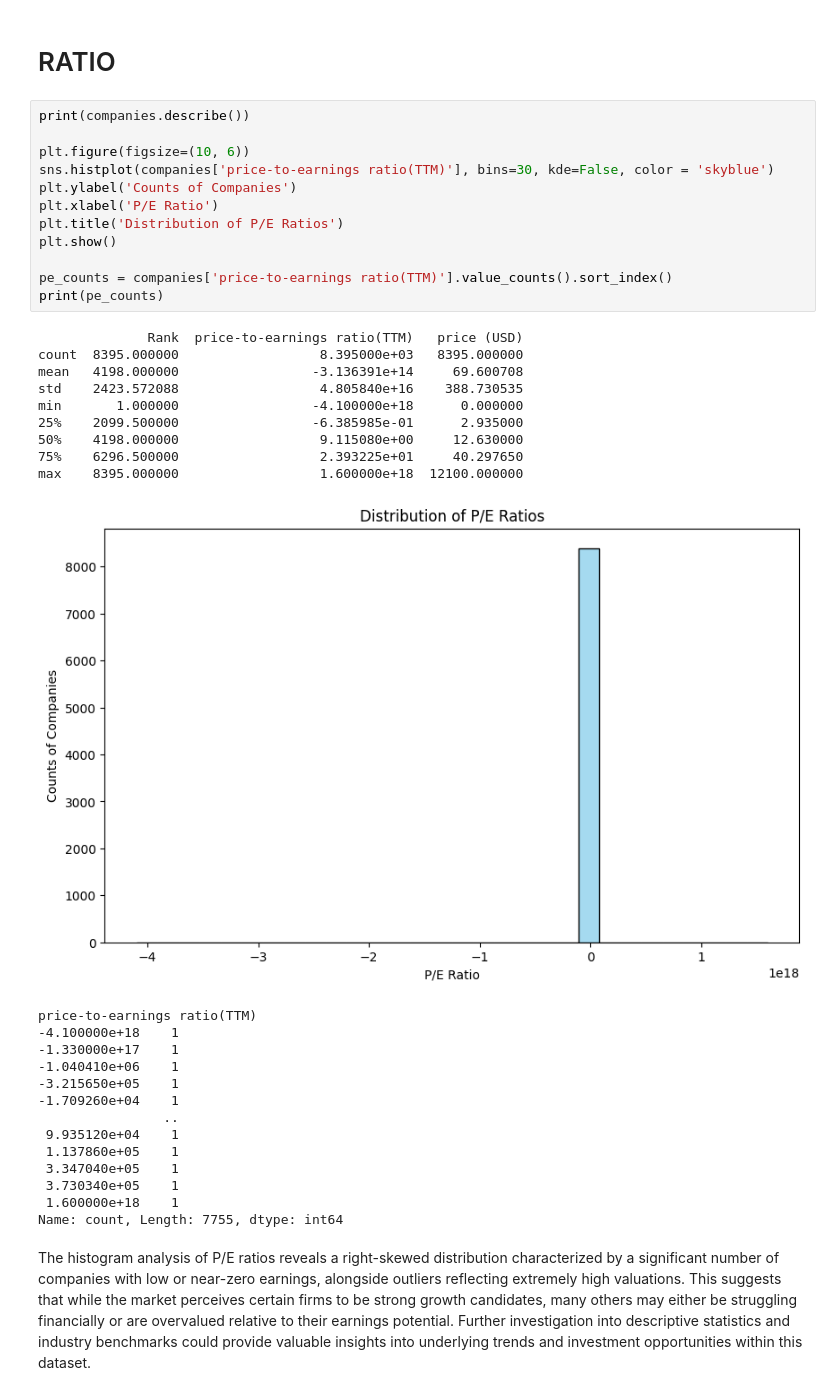
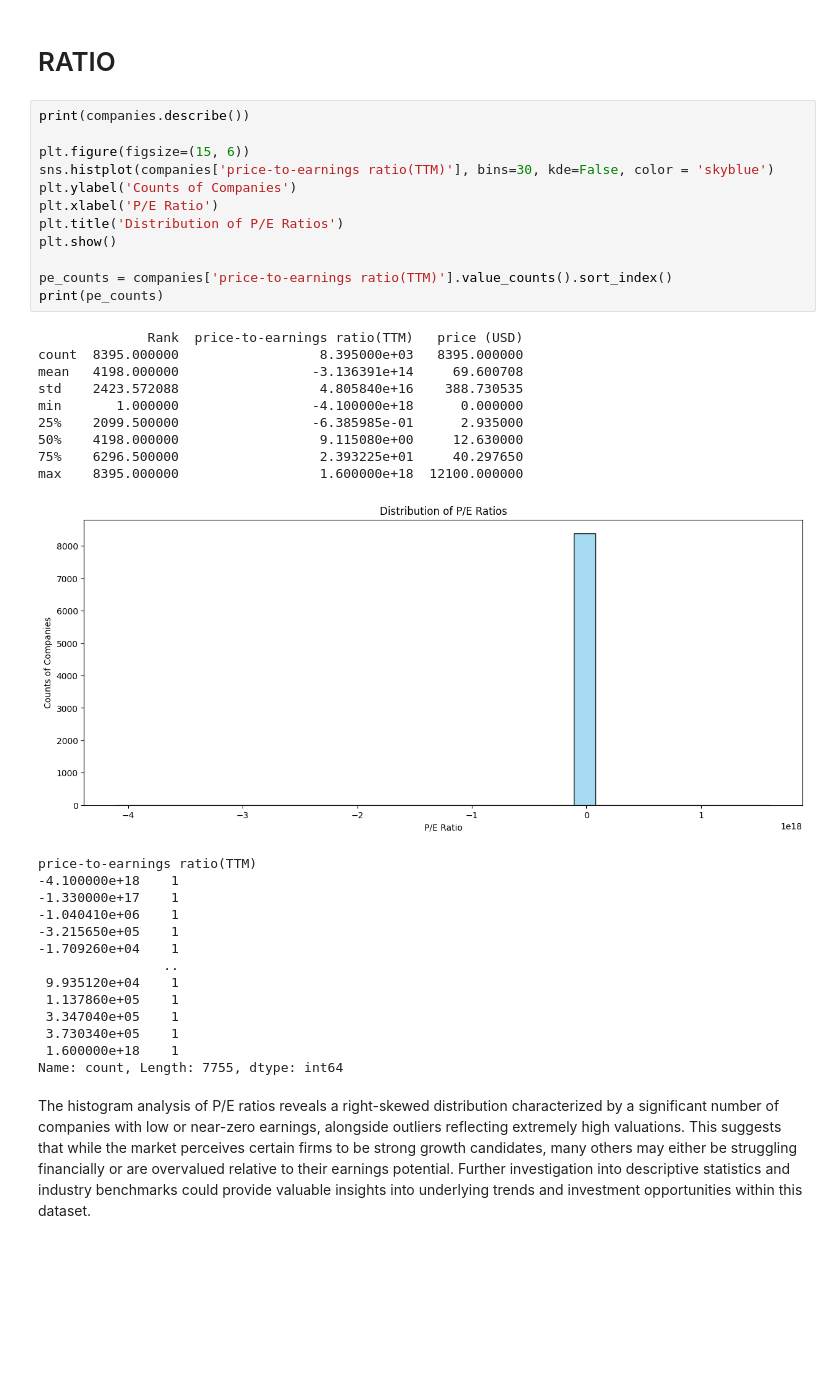
Before and after one commit to marivic9/EDA---CS-103, a Jupyter notebook: Assignment_Statistics.ipynb, the cells around one changed output. Saved outputs shown, nothing was run; the diff lists cells and outputs as text; blank space fills up the shorter version.

```diff
--- a/Assignment_Statistics.ipynb
+++ b/Assignment_Statistics.ipynb
@@ -151,26 +151,26 @@ The analysis of the box plot illustrating temperature distribution across months
 # %%
 print(companies.describe())
 
-plt.figure(figsize=(10, 6))
+plt.figure(figsize=(15, 6))
 sns.histplot(companies['price-to-earnings ratio(TTM)'], bins=30, kde=False, color = 'skyblue')
 plt.ylabel('Counts of Companies')
 plt.xlabel('P/E Ratio')
 plt.title('Distribution of P/E Ratios')
 plt.show()
 
 pe_counts = companies['price-to-earnings ratio(TTM)'].value_counts().sort_index()
 print(pe_counts)
 # %% [output]
               Rank  price-to-earnings ratio(TTM)   price (USD)
 count  8395.000000                  8.395000e+03   8395.000000
 mean   4198.000000                 -3.136391e+14     69.600708
 std    2423.572088                  4.805840e+16    388.730535
 min       1.000000                 -4.100000e+18      0.000000
 25%    2099.500000                 -6.385985e-01      2.935000
 50%    4198.000000                  9.115080e+00     12.630000
 75%    6296.500000                  2.393225e+01     40.297650
 max    8395.000000                  1.600000e+18  12100.000000
-[figure, old version]
+[figure, new version]
 price-to-earnings ratio(TTM)
 -4.100000e+18    1
 -1.330000e+17    1
```
Also changed, not shown: parts of 2 cells of this notebook.
